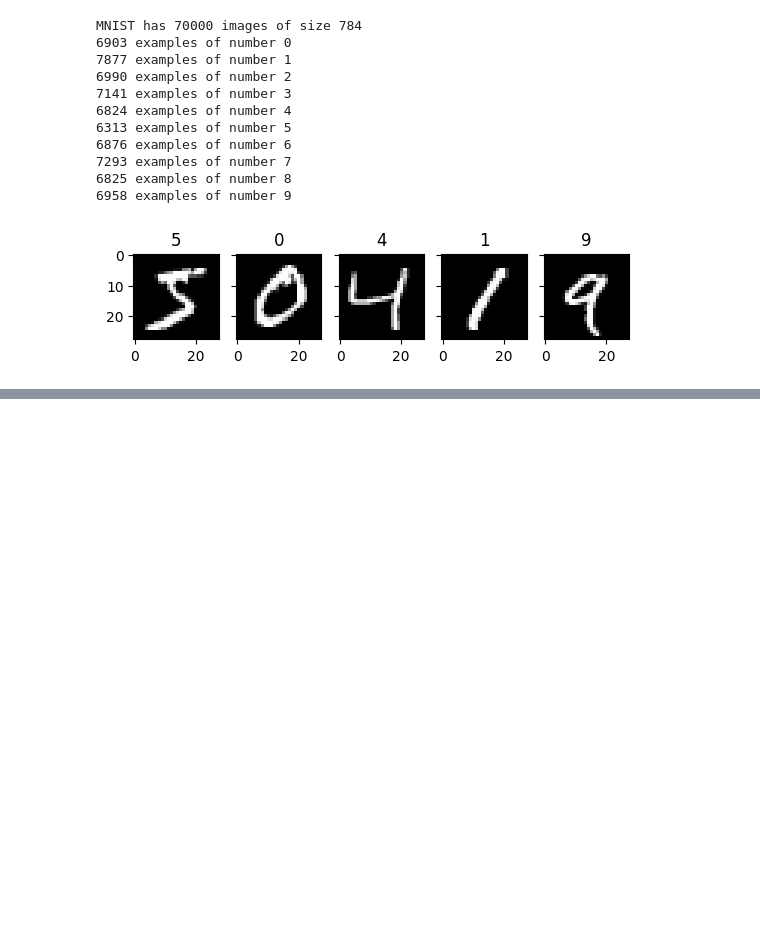
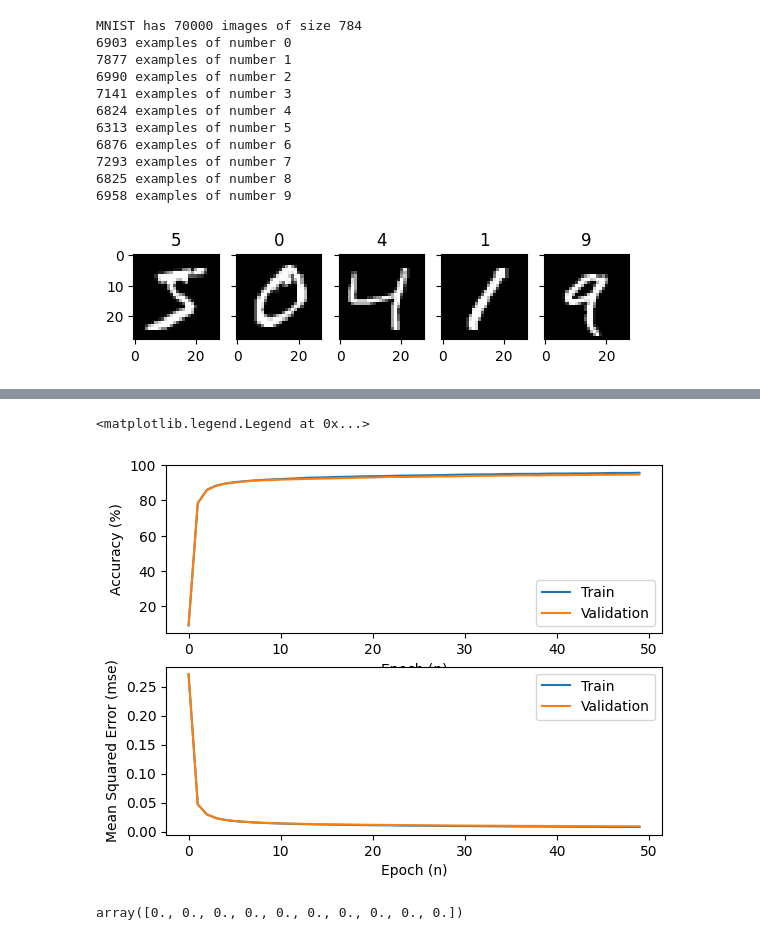
Before and after one commit to justingardner/deepstuff, a Jupyter notebook: MultilayerPerceptron.ipynb, the cells around one changed output, grey strips where cells are left out. Saved outputs shown, nothing was run; the diff lists cells and outputs as text; code cells hidden in the pictures; blank space fills up the shorter version.

Commit message:
Working training

```diff
--- a/MultilayerPerceptron.ipynb
+++ b/MultilayerPerceptron.ipynb
@@ -170,0 +180,20 @@ class mlp:
+# %%
+def mseLoss(y,outputActivation,nClasses=10):
+  # make y into a onehot vector
+  yOnehot = intToOnehot(y,nLabels=nClasses)
+  # compute mean squared error
+  return np.mean((yOnehot-outputActivation)**2)
+
+def accuracy(y,predictedLabels):
+  # calculate average accuracy
+  return np.mean(predictedLabels == y)
+
+def computeAccuracyAndMSE(model,x,y):
+  # get model forward pass
+  _,outputActivation = model.forward(x)
+  # get mean squared error
+  mse = mseLoss(y,outputActivation)
+  # get accuracy
+  acc = 100*accuracy(y,np.argmax(outputActivation,axis=1))
+  # return the values
+  return mse, acc
@@ -288,0 +375,5 @@ def train(model, X, y, batchSize=100, nEpochs=50, learningRate = 0.1):
+# %%
+# initialize a model
+model = mlp(nFeatures=28*28, nHidden=50, nClasses=10)
+# and train the model
+trainAccuracy,validationAccuracy,trainMSE,validationMSE = train(model,X,y);
@@ -288,0 +398,22 @@ def train(model, X, y, batchSize=100, nEpochs=50, learningRate = 0.1):
+# %%
+# display the training curves
+plt.subplot(2,1,1)
+plt.plot(trainAccuracy)
+plt.plot(validationAccuracy)
+plt.xlabel('Epoch (n)')
+plt.ylabel('Accuracy (%)')
+plt.legend(('Train','Validation'))
+
+plt.subplot(2,1,2)
+plt.plot(trainMSE)
+plt.plot(validationMSE)
+plt.xlabel('Epoch (n)')
+plt.ylabel('Mean Squared Error (mse)')
+plt.legend(('Train','Validation'))
+# %% [output]
+<matplotlib.legend.Legend at 0x...>
+[figure, added]
+# %%
+np.zeros(10)
+# %% [output]
+array([0., 0., 0., 0., 0., 0., 0., 0., 0., 0.])
```
Also changed, not shown: parts of 12 cells of this notebook.
